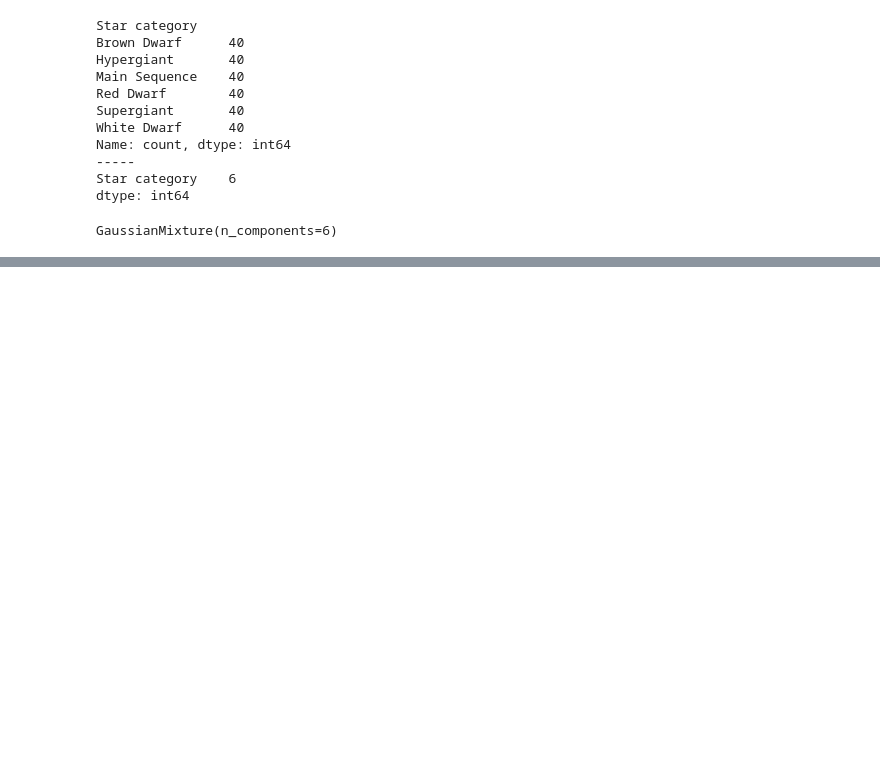
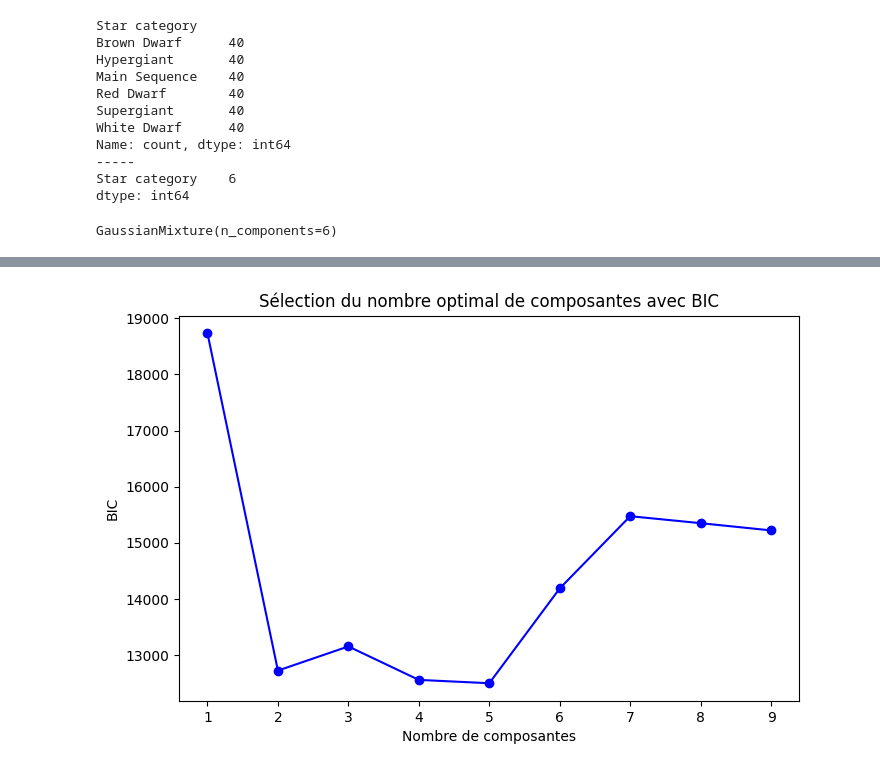
Before and after one commit to BenjaminPINEAU/star-class-prediction, a Jupyter notebook: main.ipynb, the cells around one changed output, grey strips where cells are left out. Saved outputs shown, nothing was run; the diff lists cells and outputs as text; code cells hidden in the pictures; blank space fills up the shorter version.

```diff
--- a/main.ipynb
+++ b/main.ipynb
@@ -61,0 +72,19 @@ GaussianMixture(n_components=6)
+# %%
+# On calcule le BIC pour voir si il n'est pas utile d'augmenter n_components (quite à rassembler les clusters après)
+bic_scores = []
+n_components_range = range(1, 10)
+
+for g in n_components_range:
+    gmm = GaussianMixture(n_components = g, covariance_type = 'full')
+    gmm.fit(star_data_model)
+    bic_scores.append(gmm.bic(star_data_model))  # Calcul du BIC
+
+# Tracé du BIC en fonction du nombre de composantes
+plt.figure(figsize = (8, 5))
+plt.plot(n_components_range, bic_scores, marker = 'o', linestyle = '-', color = 'b')
+plt.xlabel("Nombre de composantes")
+plt.ylabel("BIC")
+plt.title("Sélection du nombre optimal de composantes avec BIC")
+plt.show()
+# %% [output]
+[figure, added]
```
Also changed, not shown: parts of 3 cells of this notebook.
